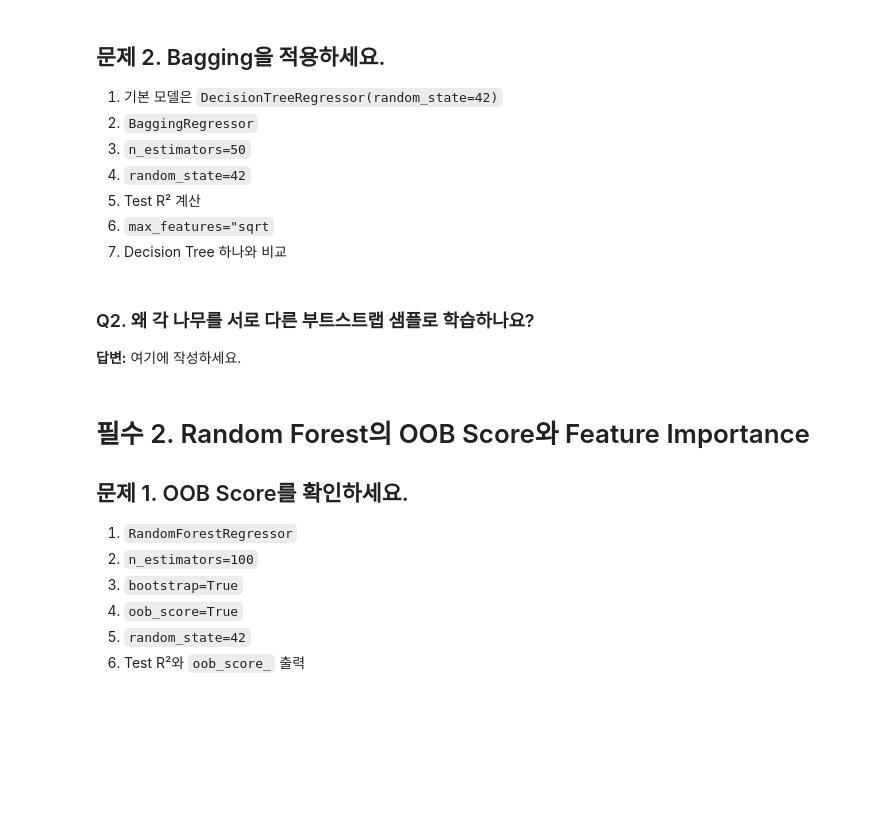
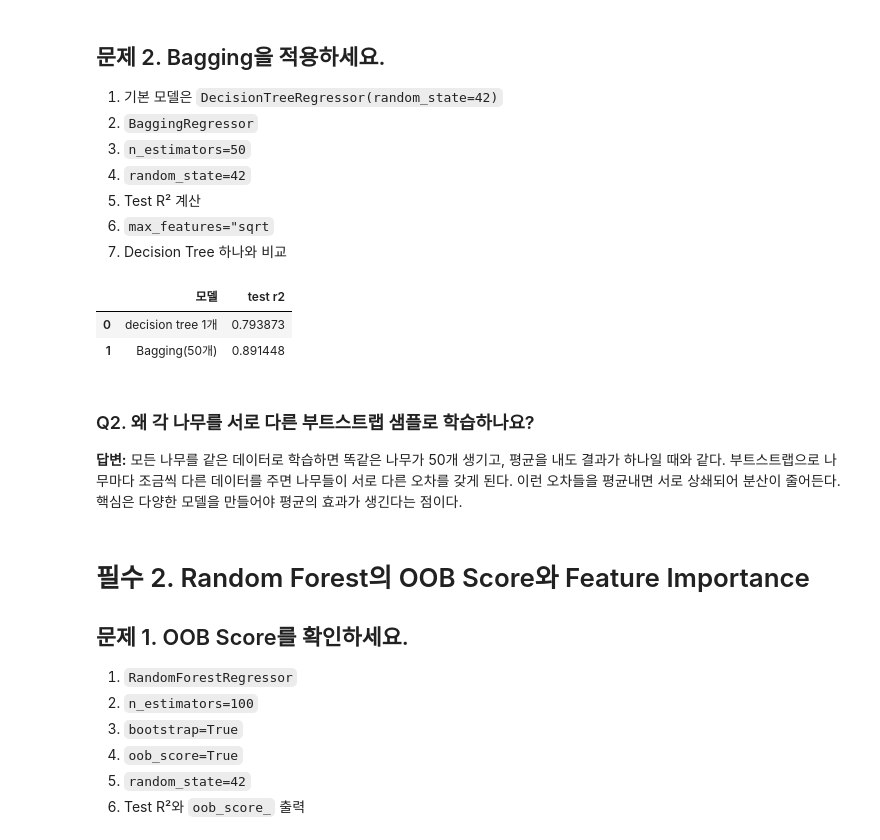
Before and after one commit to mong06701/ML-developed-MoonYoungheum, a Jupyter notebook: 5장1강 배깅 랜덤포레스트 실습문제.ipynb, the cells around one changed output. Drawn from its saved outputs; the diff is of its cells as text; code cells hidden in the pictures; blank space fills up the shorter version.

```diff
--- a/5장1강 배깅 랜덤포레스트 실습문제.ipynb
+++ b/5장1강 배깅 랜덤포레스트 실습문제.ipynb
@@ -74,10 +103,24 @@ display(X.isna().sum().to_frame("missing"))
 7. Decision Tree 하나와 비교
 # %%
 # TODO
+bag = BaggingRegressor(estimator=DecisionTreeRegressor(max_features='sqrt', random_state=42), n_estimators=50, random_state=42)
+bag.fit(X_train, y_train)
+
+bag_test_r2 = r2_score(y_test, bag.predict(X_test))
+
+result = pd.DataFrame({
+    '모델': ['decision tree 1개', 'Bagging(50개)'],
+    'test r2': [dt_test_r2, bag_test_r2]
+})
+display(result)
+# %% [output]
+|  | 모델 | test r2 |
+| 0 | decision tree 1개 | 0.793873 |
+| 1 | Bagging(50개) | 0.891448 |
 # %% [markdown]
 ### Q2. 왜 각 나무를 서로 다른 부트스트랩 샘플로 학습하나요?
 
-**답변:** 여기에 작성하세요.
+**답변:** 모든 나무를 같은 데이터로 학습하면 똑같은 나무가 50개 생기고, 평균을 내도 결과가 하나일 때와 같다. 부트스트랩으로 나무마다 조금씩 다른 데이터를 주면 나무들이 서로 다른 오차를 갖게 된다. 이런 오차들을 평균내면 서로 상쇄되어 분산이 줄어든다. 핵심은 다양한 모델을 만들어야 평균의 효과가 생긴다는 점이다.
 # %% [markdown]
 # 필수 2. Random Forest의 OOB Score와 Feature Importance
 
```
Also changed, not shown: parts of 11 cells of this notebook, 6 other files.
